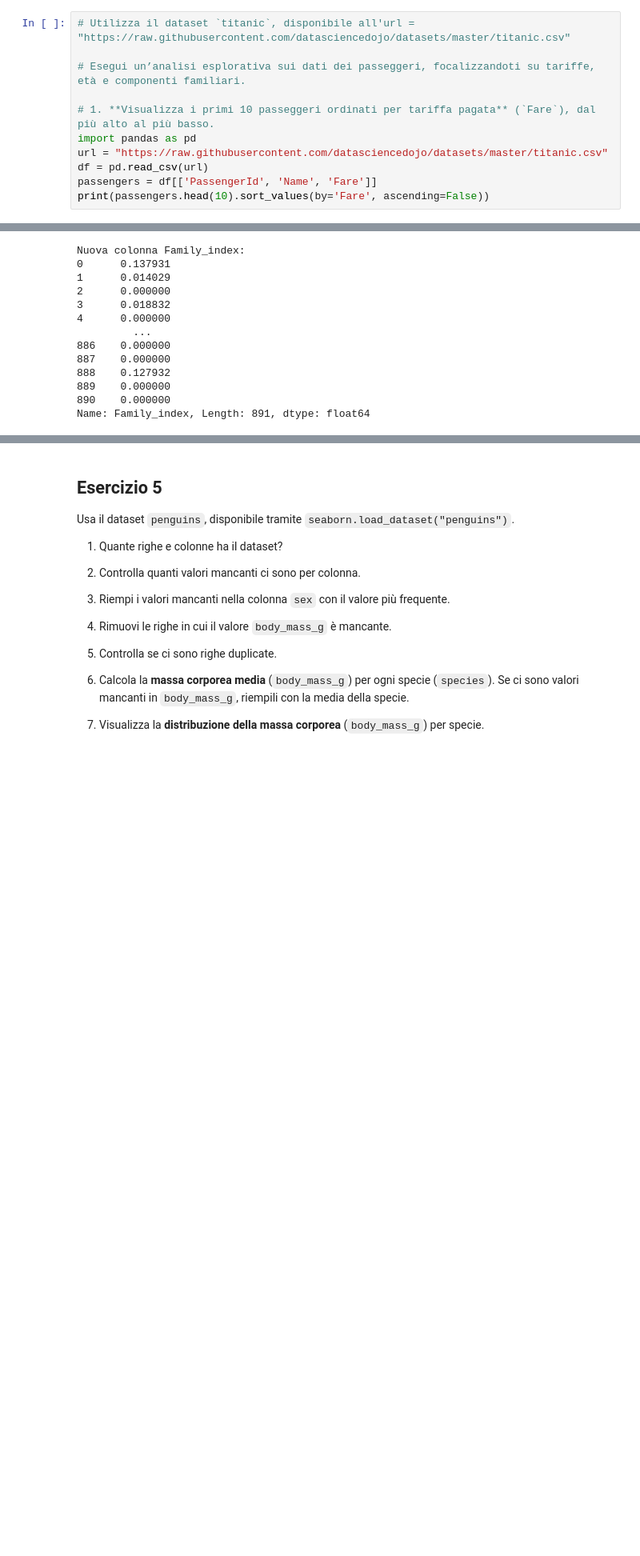
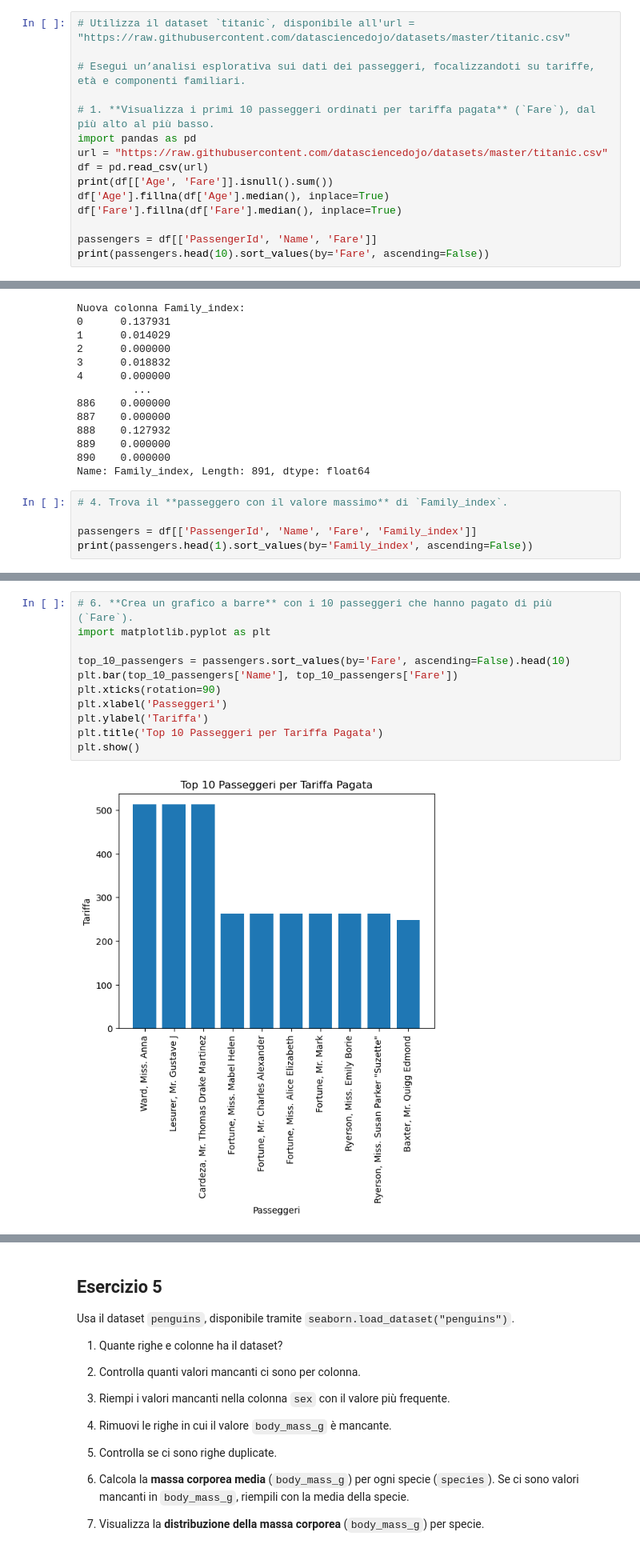
Before and after one commit to NicXVII/ProgrammingLab2, a Jupyter notebook: simulazEsame.ipynb, the cells around one changed output, grey strips where cells are left out. Shown at 80% size. Saved outputs shown, nothing was run; the diff lists cells and outputs as text; blank space fills up the shorter version.

```diff
--- a/simulazEsame.ipynb
+++ b/simulazEsame.ipynb
@@ -234,6 +234,10 @@ Esegui un’analisi esplorativa sui dati dei passeggeri, focalizzandoti su tarif
 import pandas as pd
 url = "https://raw.githubusercontent.com/datasciencedojo/datasets/master/titanic.csv"
 df = pd.read_csv(url)
+print(df[['Age', 'Fare']].isnull().sum())
+df['Age'].fillna(df['Age'].median(), inplace=True)
+df['Fare'].fillna(df['Fare'].median(), inplace=True)
+
 passengers = df[['PassengerId', 'Name', 'Fare']]
 print(passengers.head(10).sort_values(by='Fare', ascending=False))
 # %% [output]
@@ -285,3 +304,8 @@ Nuova colonna Family_index:
 889    0.000000
 890    0.000000
 Name: Family_index, Length: 891, dtype: float64
+# %%
+# 4. Trova il **passeggero con il valore massimo** di `Family_index`.
+
+passengers = df[['PassengerId', 'Name', 'Fare', 'Family_index']]
+print(passengers.head(1).sort_values(by='Family_index', ascending=False))
@@ -287,0 +338,13 @@ Name: Family_index, Length: 891, dtype: float64
+# %%
+# 6. **Crea un grafico a barre** con i 10 passeggeri che hanno pagato di più (`Fare`).
+import matplotlib.pyplot as plt
+
+top_10_passengers = passengers.sort_values(by='Fare', ascending=False).head(10)
+plt.bar(top_10_passengers['Name'], top_10_passengers['Fare'])
+plt.xticks(rotation=90)
+plt.xlabel('Passeggeri')
+plt.ylabel('Tariffa')
+plt.title('Top 10 Passeggeri per Tariffa Pagata')
+plt.show()
+# %% [output]
+[figure, added]
```
Also changed, not shown: parts of 9 cells of this notebook.
